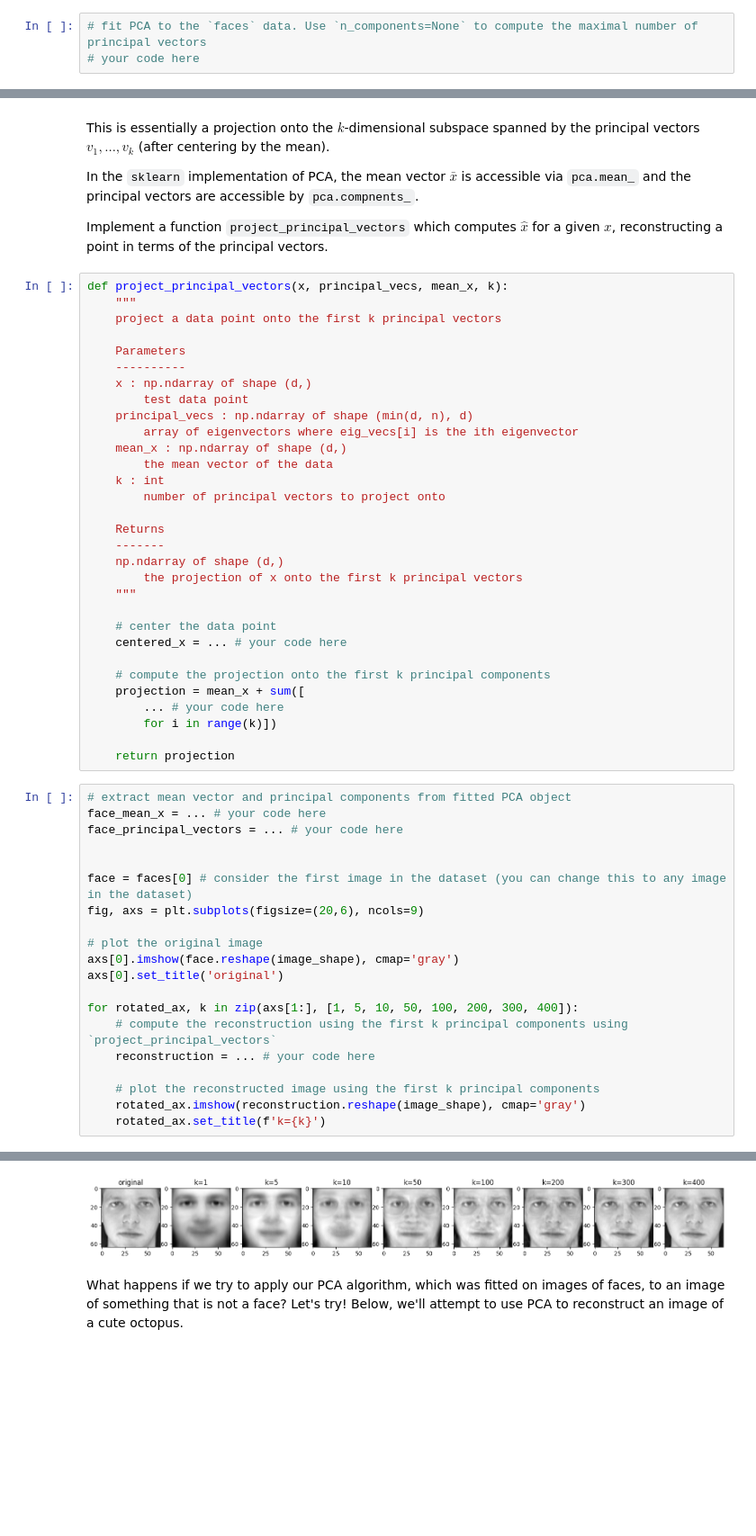
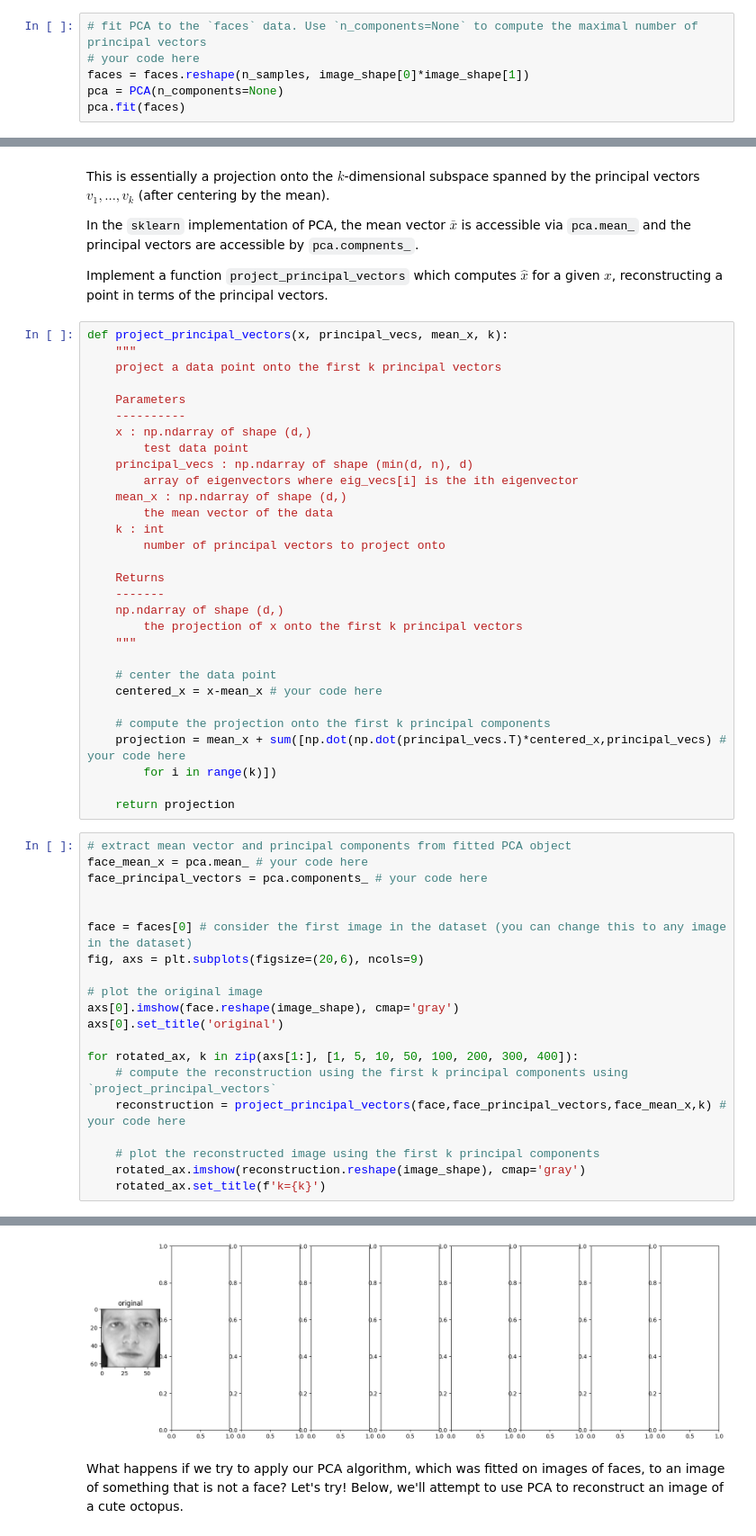
Before and after one commit to yuhanqianns94/Intro-to-ML, a Jupyter notebook: assignments/assn3/assn3.ipynb, the cells around one changed output, grey strips where cells are left out. Shown at 90% size. Drawn from its saved outputs; the diff is of its cells as text; blank space fills up the shorter version.

```diff
--- a/assignments/assn3/assn3.ipynb
+++ b/assignments/assn3/assn3.ipynb
@@ -641,3 +639,6 @@ plot_gallery("First 6 images", faces[:6, :])
 # %%
 # fit PCA to the `faces` data. Use `n_components=None` to compute the maximal number of principal vectors
 # your code here
+faces = faces.reshape(n_samples, image_shape[0]*image_shape[1])
+pca = PCA(n_components=None)
+pca.fit(faces)
@@ -729,18 +736,17 @@ def project_principal_vectors(x, principal_vecs, mean_x, k):
     """
 
     # center the data point
-    centered_x = ... # your code here
+    centered_x = x-mean_x # your code here
 
     # compute the projection onto the first k principal components
-    projection = mean_x + sum([
-        ... # your code here
+    projection = mean_x + sum([np.dot(np.dot(principal_vecs.T)*centered_x,principal_vecs) # your code here
         for i in range(k)])
 
     return projection
 # %%
 # extract mean vector and principal components from fitted PCA object
-face_mean_x = ... # your code here
-face_principal_vectors = ... # your code here
+face_mean_x = pca.mean_ # your code here
+face_principal_vectors = pca.components_ # your code here
 
 
 face = faces[0] # consider the first image in the dataset (you can change this to any image in the dataset)
@@ -752,7 +758,7 @@ axs[0].set_title('original')
 
 for rotated_ax, k in zip(axs[1:], [1, 5, 10, 50, 100, 200, 300, 400]):
     # compute the reconstruction using the first k principal components using `project_principal_vectors`
-    reconstruction = ... # your code here
+    reconstruction = project_principal_vectors(face,face_principal_vectors,face_mean_x,k) # your code here
 
     # plot the reconstructed image using the first k principal components
     rotated_ax.imshow(reconstruction.reshape(image_shape), cmap='gray')
@@ -761,4 +768,4 @@ for rotated_ax, k in zip(axs[1:], [1, 5, 10, 50, 100, 200, 300, 400]):
-[figure, old version]
+[figure, new version]
 # %% [markdown]
 What happens if we try to apply our PCA algorithm, which was fitted on images of faces, to an image of something that is not a face? Let's try! Below, we'll attempt to use PCA to reconstruct an image of a cute octopus.
 # %%
```
Also changed, not shown: parts of 7 cells of this notebook.
